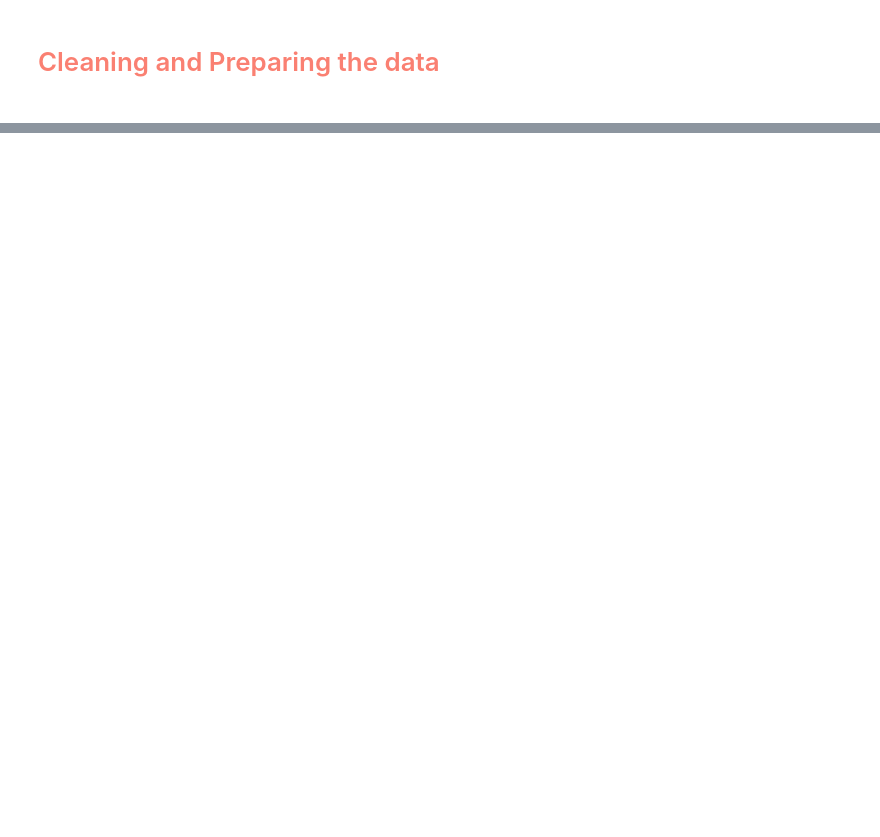
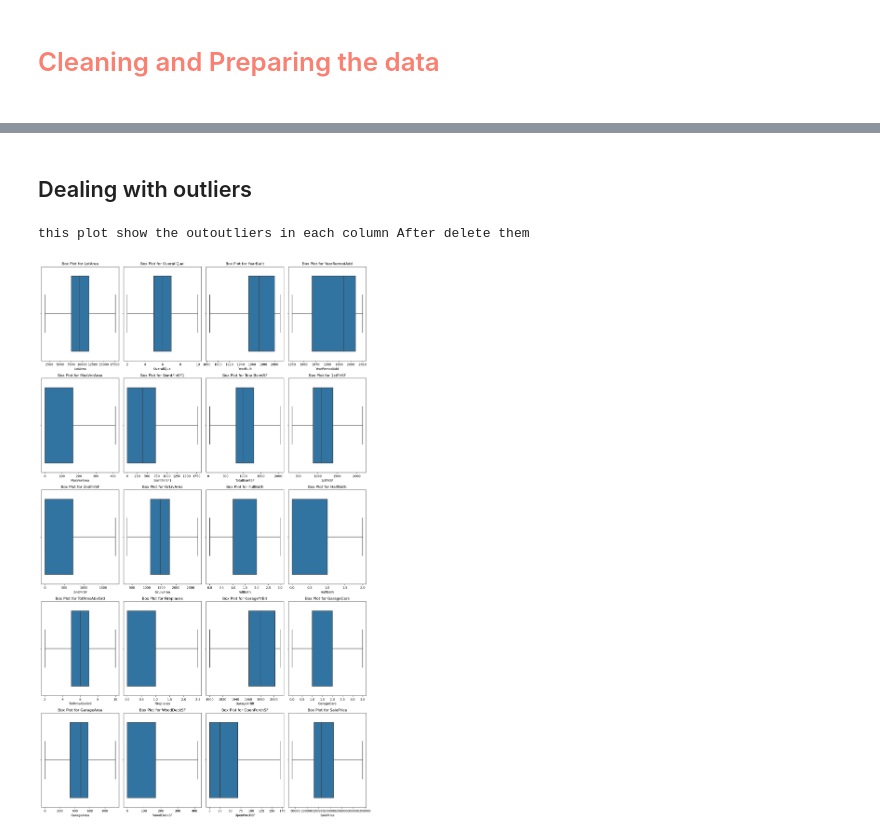
Before and after one commit to hossamAhmedSalah/ML_PROJECT, a Jupyter notebook: House_Pricing/house_pricing.ipynb, the cells around one changed output, grey strips where cells are left out. Cells and saved outputs as stored; diff of their text form; code cells hidden in the pictures; blank space fills up the shorter version.

```diff
--- a/House_Pricing/house_pricing.ipynb
+++ b/House_Pricing/house_pricing.ipynb
@@ -357,0 +462,57 @@ corr["SalePrice"].apply(abs).sort_values(ascending=False).reset_index()
+# %% [markdown]
+<h2 id="3.3">Dealing with outliers</h2>
+# %%
+def handle_outliers_iqr(dataframe, column):
+    Q1 = dataframe[column].quantile(0.25)
+    Q3 = dataframe[column].quantile(0.75)
+    IQR = Q3 - Q1
+    lower = Q1 - 1.5 * IQR
+    upper = Q3 + 1.5 * IQR
+    outliers = dataframe[(dataframe[column] < lower) | (dataframe[column] > upper)]
+    dataframe.loc[(dataframe[col]>upper,col)]=upper
+    dataframe.loc[(dataframe[col]<lower,col)]=lower
+    # np.where(condition, if True excute this, NO excute this)
+    # dataframe[column] = np.where((dataframe[column] < lower) | (dataframe[column] > upper), dataframe[column].median(), dataframe[column])
+    return dataframe
+
+
+for col in houses.drop(columns="Id").select_dtypes(include=["number"]).columns :
+    houses = handle_outliers_iqr(houses, col)
+# %%
+print("this plot show the outoutliers in each column After delete them")
+
+# Select only numerical features
+numerical_features = houses.drop(columns="Id").select_dtypes(include=['number'])
+# Determine the number of rows and columns for the grid layout
+num_features = len(numerical_features.columns)
+num_rows = 8  # Set the number of rows
+num_cols = 4  # Set the number of columns
+
+# Calculate the figure size based on the number of rows and columns
+fig, axes = plt.subplots(nrows=num_rows, ncols=num_cols, figsize=(15, 40))
+
+# Flatten the axes array to simplify indexing
+'''
+subplot returns a 2D index matrix to access the figures so when we flatten it inot 1D it's easier to access
+'''
+axes = axes.flatten()
+
+# Iterate over numerical features and create individual box plots in subplots
+for i, column in enumerate(numerical_features.columns):
+    if i < num_features:
+        sns.boxplot(x=houses[column], ax=axes[i])
+        axes[i].set_title(f'Box Plot for {column}')
+
+
+# Remove empty subplots (8*5 = 40 but we have only 37 features to plot)
+for i in range(len(numerical_features.columns), len(axes)):
+    fig.delaxes(axes[i])
+
+# Adjust layout to prevent overlapping titles
+plt.tight_layout()
+
+# Show the plots
+plt.show()
+# %% [output]
+this plot show the outoutliers in each column After delete them
+[figure, added]
```
Also changed, not shown: parts of 30 cells of this notebook, 1 other file.
